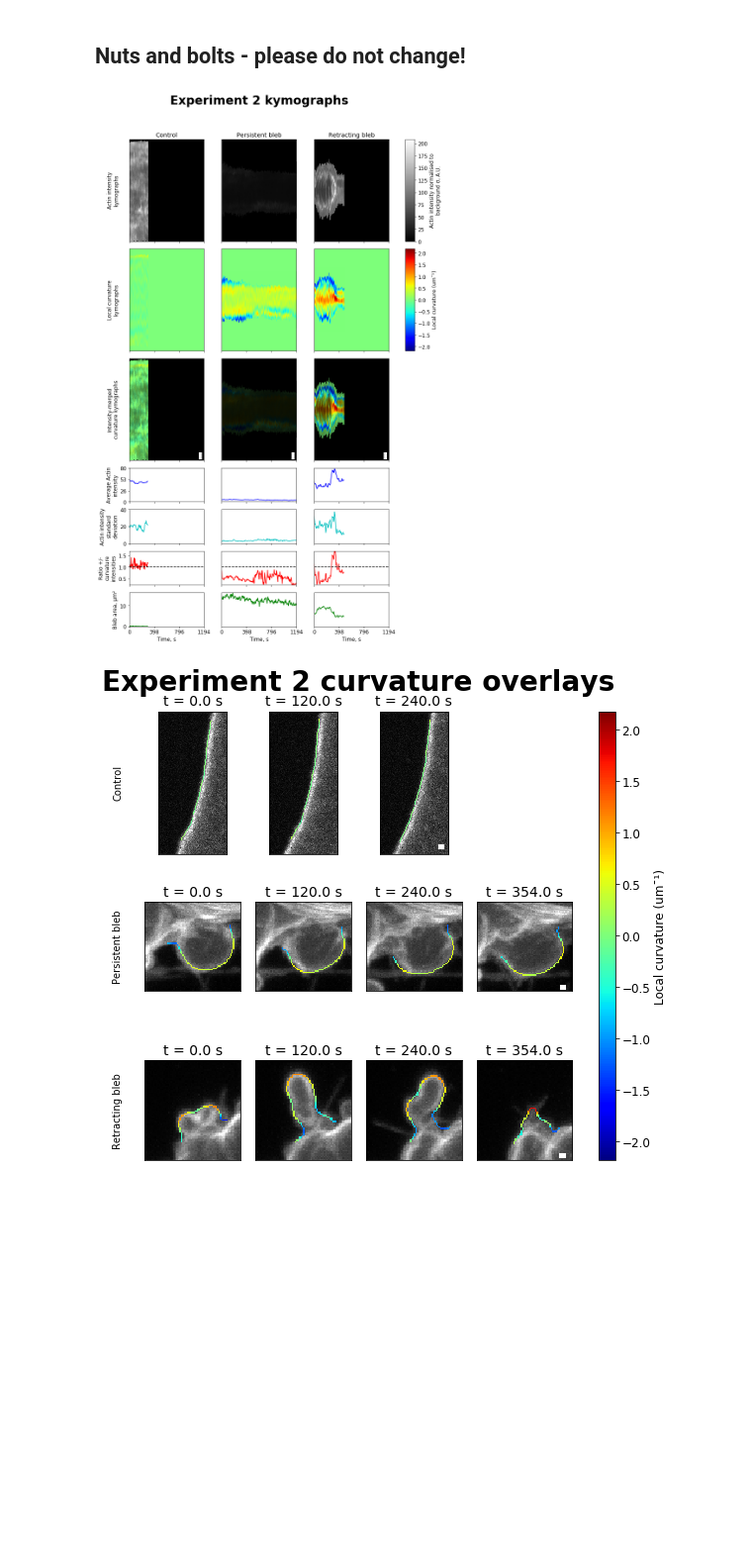
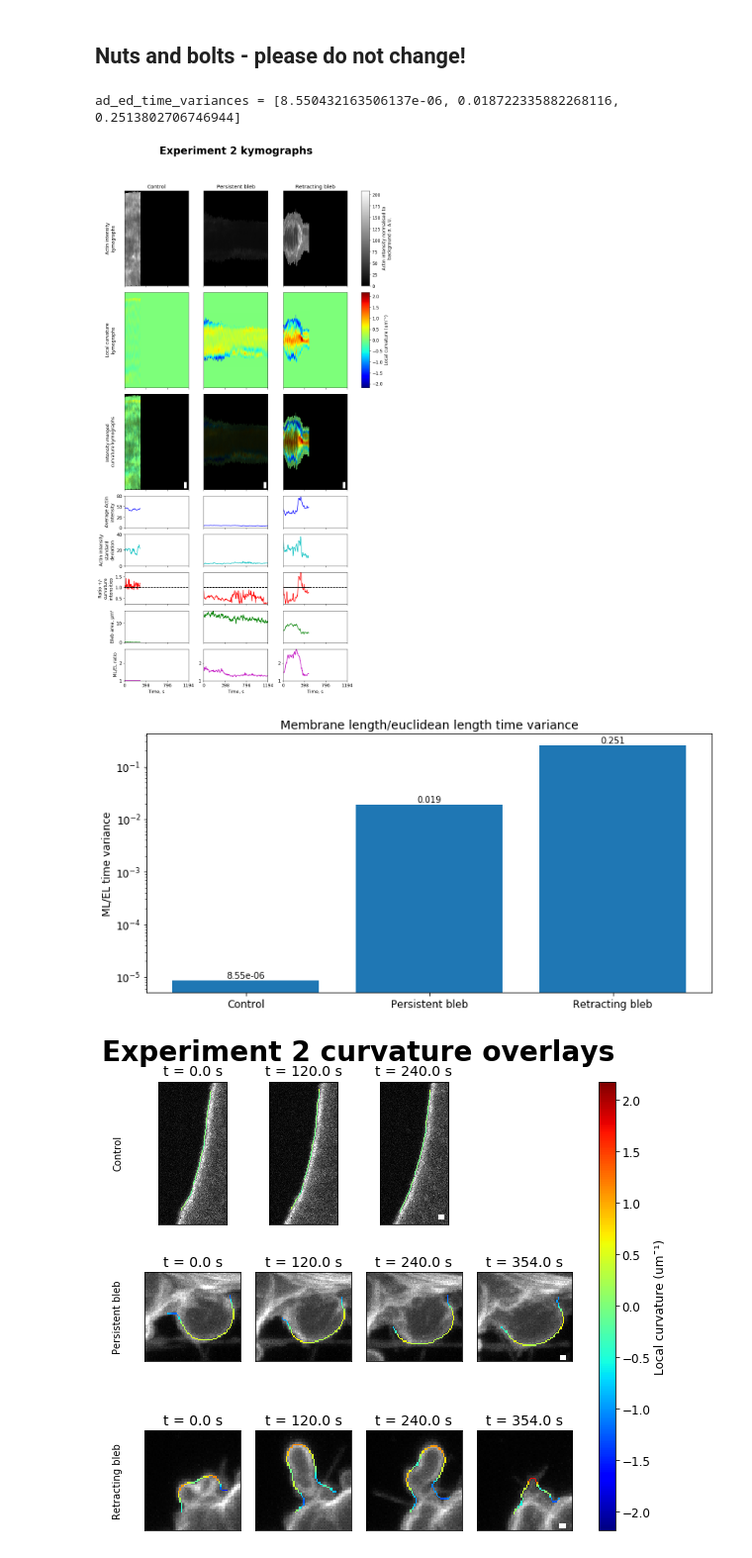
Before and after one commit to dougkelly88/blebbing_analysis, a Jupyter notebook: plotting/Blebbing figures.ipynb, the cells around one changed output. Shown at 99% size. Cells and saved outputs as stored; diff of their text form; code cells hidden in the pictures; blank space fills up the shorter version.

```diff
--- a/plotting/Blebbing figures.ipynb
+++ b/plotting/Blebbing figures.ipynb
@@ -52,6 +52,7 @@ base_chosen_timepoints = [0, 120, 240, 354];
 make_colorscale_symmetrical = True;
 keep_time_and_length_scales_consistent = True;
 normalise_intensity_to_std = True;
+variances_on_log_scale = True;
 # %% [markdown]
 ## Font setup
 # %%
@@ -71,21 +72,24 @@ plotting.set_font_sizes(title_size, subtitle_size, axis_label_size, tick_label_s
 # load and plot kymographs
 with warnings.catch_warnings():
     warnings.simplefilter("ignore")
-    actin_kyms, curvature_kyms, paramses, column_titles, areas = plotting.load_kymograph_data(experiment_folder,
-                                                                        condition_names=condition_names,
-                                                                        use_subfolder_as_condition=use_subfolder_as_condition,
-                                                                        normalise_intensity_to_std=normalise_intensity_to_std);
+    actin_kyms, curvature_kyms, paramses, column_titles, areas, ad_ed_ratios = plotting.load_kymograph_data(experiment_folder,
+                                                                                    condition_names=condition_names,
+                                                                                    use_subfolder_as_condition=use_subfolder_as_condition,
+                                                                                    normalise_intensity_to_std=normalise_intensity_to_std);
+# print(ad_ed_ratios[2].iloc[:,1])
+
 
 experiment_title = os.path.basename(experiment_folder);
 space_lims, time_lims, intensity_lims, curv_lims = plotting.get_normalisation_limits(paramses,
                                                                             actin_kyms,
                                                                             curvature_kyms,
-                                                                            make_colorscale_symmetrical)
+                                                                            make_colorscale_symmetrical);
 fig, axs = plt.subplots(ncols=len(actin_kyms),
-                        nrows=7,
+                        nrows=8,
                         sharex='col',
-                        figsize=(3.5*len(actin_kyms),18),
-                        gridspec_kw = {'height_ratios':[3, 3, 3, 1, 1, 1, 1]});
+                        figsize=(3.5*len(actin_kyms),21),
+                        gridspec_kw = {'height_ratios':[3, 3, 3, 1, 1, 1, 1, 1]});
+
 
 
 actin_im, curv_im = plotting.plot_kymographs(paramses,
@@ -96,12 +100,14 @@ actin_im, curv_im = plotting.plot_kymographs(paramses,
                                              curv_lims,
                                              contrast_enhancement=contrast_enhancement);
 
-average_nonzero_intensities, std_nonzero_intensities, intensity_ratios = plotting.plot_timeseries(paramses,
-                                                                                axs,
-                                                                                actin_kyms,
-                                                                                curvature_kyms,
-                                                                                areas,
-                                                                                curvature_threshold=curvature_threshold);
+average_nonzero_intensities, std_nonzero_intensities, intensity_ratios, ad_ed_time_variances = plotting.plot_timeseries(paramses,
+                                                                                                    axs,
+                                                                                                    actin_kyms,
+                                                                                                    curvature_kyms,
+                                                                                                    areas,
+                                                                                                    ad_ed_ratios,
+                                                                                                    curvature_threshold=curvature_threshold);
+print("ad_ed_time_variances = {}".format(ad_ed_time_variances));
 
 # plotting.add_scalebar(paramses[idx], axs[2][idx], fig, color='w', scale_bar_size_um=1, vertical_scale_bar=True)
 
@@ -110,40 +116,68 @@ plt.tight_layout()
 fig.subplots_adjust(top=0.90, right=0.9, left=0.1);
 plotting.adjust_kymograph_display(fig,
                                 axs,
                                 paramses,
                                 actin_im,
                                 curv_im,
                                 make_colorscale_symmetrical,
                                 column_titles,
                                 normalise_intensity_to_std=normalise_intensity_to_std);
 
 plotting.adjust_time_series_plot_display(fig,
-                                       axs,
-                                       paramses,
-                                       average_nonzero_intensities,
-                                       std_nonzero_intensities,
-                                       intensity_ratios,
-                                       areas);
+                                             axs,
+                                             paramses,
+                                             average_nonzero_intensities,
+                                             std_nonzero_intensities,
+                                             intensity_ratios,
+                                             areas,
+                                             ad_ed_ratios);
 
 if keep_time_and_length_scales_consistent:
     plotting.do_space_time_normalisation(axs, paramses, space_lims, time_lims, make_colorscale_symmetrical);
 
 for idx, ax in enumerate(axs[2]):
     plotting.add_scalebar(paramses[idx],
                           ax,
                           fig,
                           color='w',
                           scale_bar_size_um=1,
                           vertical_scale_bar=True,
                           prenormalised=keep_time_and_length_scales_consistent);
 
 fig.suptitle(experiment_title + " kymographs");
 
 plotting.add_arrow_annotations(axs, annotation_arrows);
 
 plt.show();
+
+fig2, ax = plt.subplots(1, 1, figsize=(3.5*len(actin_kyms),5));
+bar_container = ax.bar([x+1 for x in range(len(ad_ed_time_variances))], ad_ed_time_variances, tick_label=column_titles);
+if variances_on_log_scale:
+    ax.set_yscale("log");
+else:
+    ax.set_yscale("linear");
+ax.set_title("Membrane length/euclidean length time variance");
+ax.set_ylabel("ML/EL time variance");
+l = axs[0][0].get_position().bounds[0];
+b = ax.get_position().bounds[1];
+w = axs[0][-1].get_position().bounds[0] + axs[0][-1].get_position().bounds[2] - axs[0][0].get_position().bounds[0]
+h = ax.get_position().bounds[3];
+ax.set_position([l, b, w, h]);
+for rect in bar_container:
+    height = rect.get_height();
+    if height < 0.01:
+        fmt_str = "{0:.2e}";
+    else:
+        fmt_str = "{0:.3f}";
+    ax.text(rect.get_x() + rect.get_width()/2., 1.05*height,
+            fmt_str.format(height),
+            ha='center', va='bottom')
+plt.tight_layout()
+plt.show()
 # %% [output]
+ad_ed_time_variances = [8.550432163506137e-06, 0.018722335882268116, 0.2513802706746944]
-[figure, old version]
+[figure, new version]
+[figure, added]
 # %%
 experiment_title = os.path.basename(experiment_folder);
 with warnings.catch_warnings():
```
Also changed, not shown: parts of 1 cell of this notebook, 2 other files.
